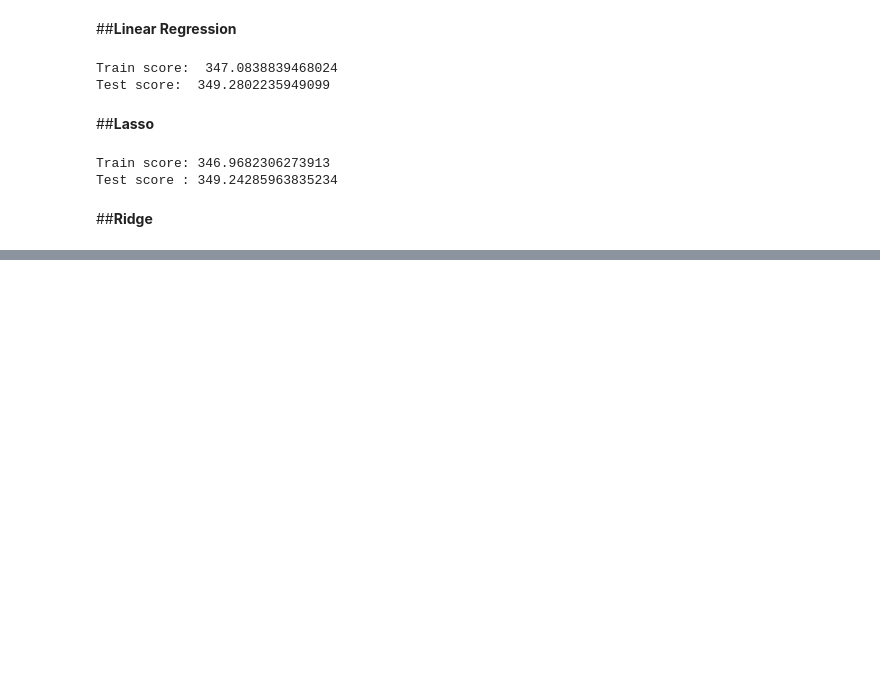
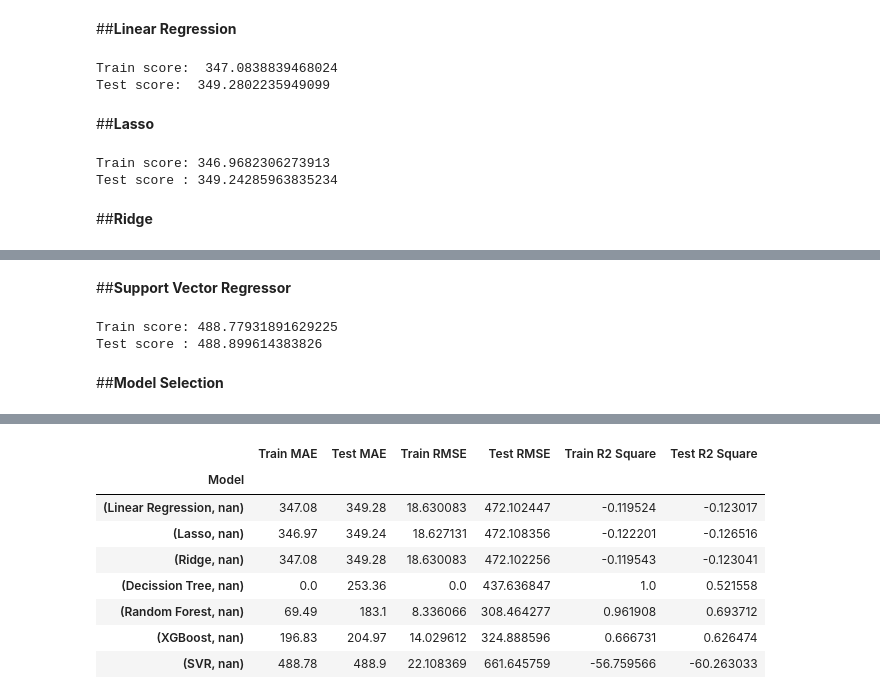
Before and after one commit to Mmbsaksd/Seoul-Bike-Sharing-Demand-Prediction, a Jupyter notebook: Bike_Sharing_Demand_Prediction_Capstone_Project.ipynb, the cells around one changed output, grey strips where cells are left out. Saved outputs shown, nothing was run; the diff lists cells and outputs as text; code cells hidden in the pictures; blank space fills up the shorter version.

```diff
--- a/Bike_Sharing_Demand_Prediction_Capstone_Project.ipynb
+++ b/Bike_Sharing_Demand_Prediction_Capstone_Project.ipynb
@@ -319,0 +387,24 @@ Test score : 349.24285963835234
+# %% [markdown]
+##**Support Vector Regressor**
+# %%
+#Loading Ridge and traning the model
+from sklearn.svm import SVR
+svr = SVR()
+svr.fit(xtrain,ytrain)
+
+#predicting with train model
+yp_svr_train = svr.predict(xtrain)
+yp_svr_test = svr.predict(xtest)
+
+#Evaluating the model
+yp_svr_train_mae = mean_absolute_error(ytrain, yp_svr_train)
+yp_svr_test_mae = mean_absolute_error(ytest, yp_svr_test)
+
+#Print the Evaluation Result
+print("Train score:",yp_svr_train_mae)
+print("Test score :",yp_svr_test_mae)
+# %% [output]
+Train score: 488.77931891629225
+Test score : 488.899614383826
+# %% [markdown]
+##**Model Selection**
@@ -319,0 +418,33 @@ Test score : 349.24285963835234
+# %%
+#Building the function on aggregating the result on table
+
+models = [lr, ls, rd, dt, rf, xg, svr]
+
+def model_metrics(model, xtrain, xtest, ytrain, ytest):
+  cols = ['Model','Train MAE','Test MAE','Train RMSE','Test RMSE','Train R2 Square','Test R2 Square']
+  model_df = pd.DataFrame(columns=cols)
+
+  i = 0
+  for model in models:
+    model.fit(xtrain,ytrain)
+    y_pred_train = model.predict(xtrain)
+    y_pred_test = model.predict(xtest)
+
+    model_df.loc[i,'Train MAE'] = mean_absolute_error(y_pred_train,ytrain).round(2)
+    model_df.loc[i,'Test MAE'] = mean_absolute_error(y_pred_test,ytest).round(2)
+    model_df.loc[i, 'Train RMSE'] = sqrt(mean_absolute_error(y_pred_train, ytrain).round(2))
+    model_df.loc[i, 'Test RMSE'] = sqrt(mean_squared_error(y_pred_test, ytest).round(2))
+    model_df.loc[i, 'Train R2 Square'] = r2_score(y_pred_train,ytrain)
+    model_df.loc[i, 'Test R2 Square'] = r2_score(y_pred_test, ytest)
+
+    i = i+1
+
+  return model_df
+# %%
+model = {'Model':['Linear Regression','Lasso','Ridge','Decission Tree','Random Forest','XGBoost',"SVR"]}
+model_id = pd.DataFrame(model)
+model_result = model_metrics(models,xtrain,xtest,ytrain,ytest)
+result_model = pd.concat([model_id, model_result],axis=1)
+result_table = result_model.set_index('Model')
+result_table
+# %% [output]
@@ -319,0 +452,9 @@ Test score : 349.24285963835234
+|  | Train MAE | Test MAE | Train RMSE | Test RMSE | Train R2 Square | Test R2 Square |
+| Model |  |  |  |  |  |  |
+| (Linear Regression, nan) | 347.08 | 349.28 | 18.630083 | 472.102447 | -0.119524 | -0.123017 |
+| (Lasso, nan) | 346.97 | 349.24 | 18.627131 | 472.108356 | -0.122201 | -0.126516 |
+| (Ridge, nan) | 347.08 | 349.28 | 18.630083 | 472.102256 | -0.119543 | -0.123041 |
+| (Decission Tree, nan) | 0.0 | 253.36 | 0.0 | 437.636847 | 1.0 | 0.521558 |
+| (Random Forest, nan) | 69.49 | 183.1 | 8.336066 | 308.464277 | 0.961908 | 0.693712 |
+| (XGBoost, nan) | 196.83 | 204.97 | 14.029612 | 324.888596 | 0.666731 | 0.626474 |
+| (SVR, nan) | 488.78 | 488.9 | 22.108369 | 661.645759 | -56.759566 | -60.263033 |
```
Also changed, not shown: parts of 10 cells of this notebook.
